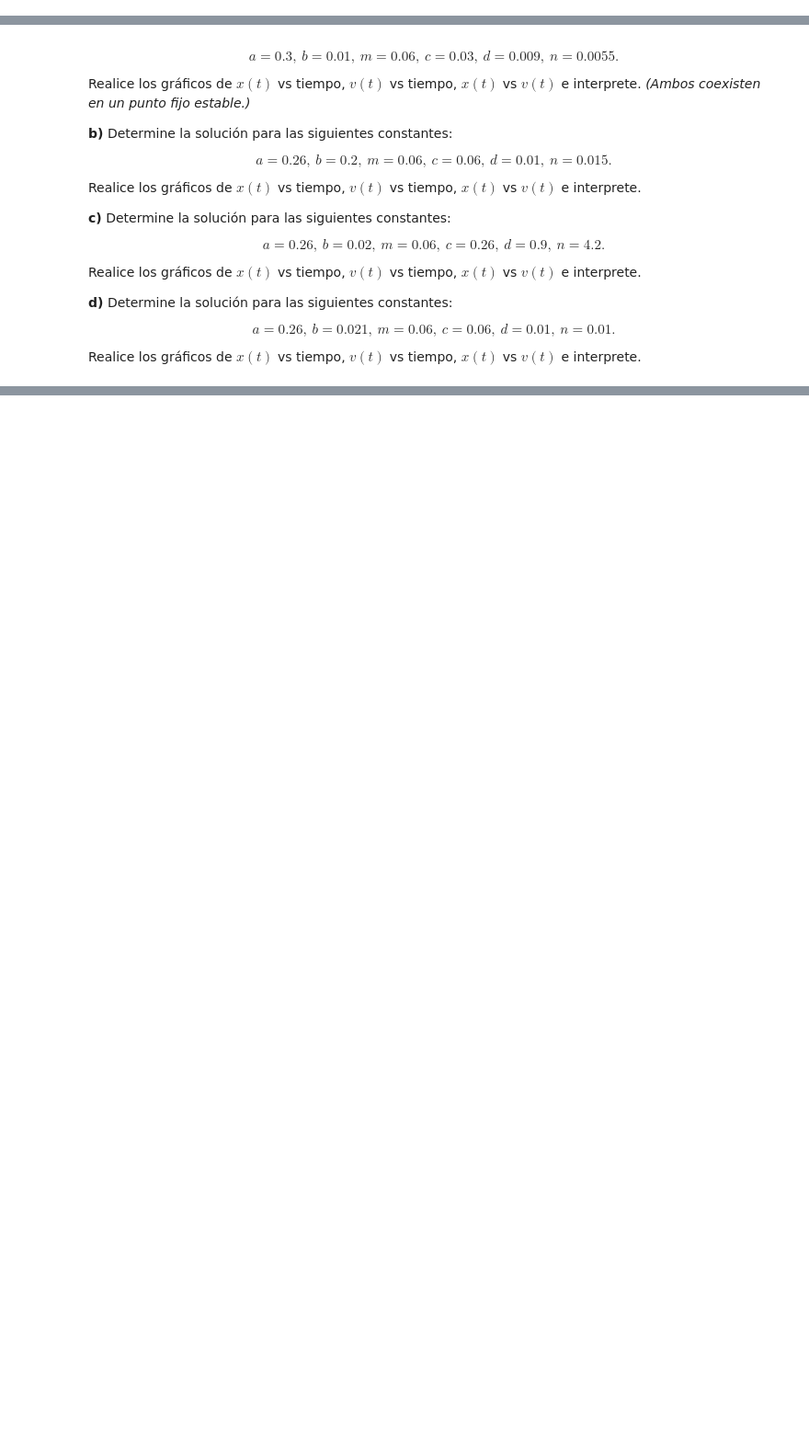
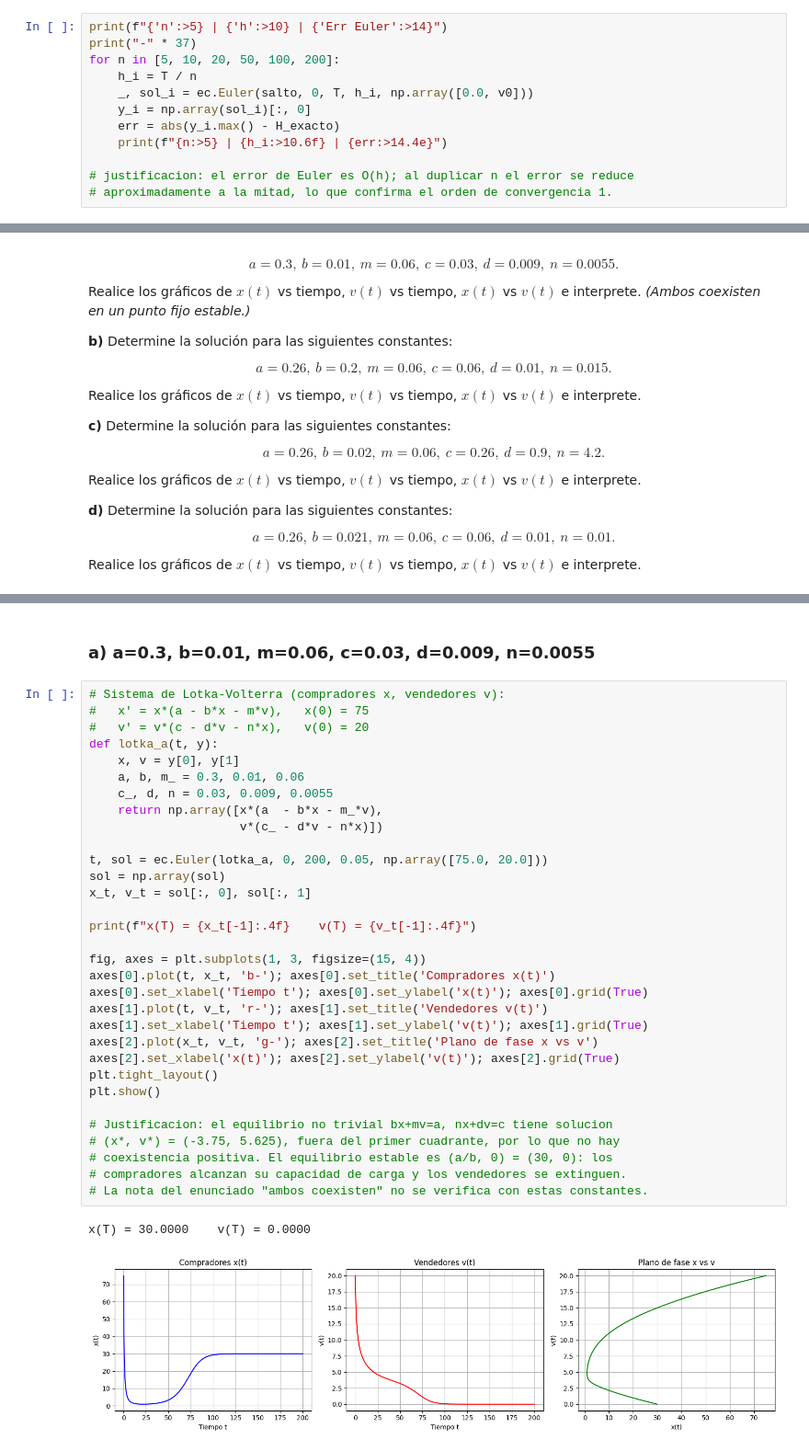
Before and after one commit to CodeNomad-01/AnalisisNumerico, a Jupyter notebook: taller2/Taller_2.ipynb, the cells around one changed output, grey strips where cells are left out. Shown at 92% size. Drawn from its saved outputs; the diff is of its cells as text; blank space fills up the shorter version.

```diff
--- a/taller2/Taller_2.ipynb
+++ b/taller2/Taller_2.ipynb
@@ -456,0 +236,12 @@ El polinomio $P_{24}$ entrega $y(3000) \sim -2.2 \times 10^{21}$ mg (absurdo, fe
+# %%
+print(f"{'n':>5} | {'h':>10} | {'Err Euler':>14}")
+print("-" * 37)
+for n in [5, 10, 20, 50, 100, 200]:
+    h_i = T / n
+    _, sol_i = ec.Euler(salto, 0, T, h_i, np.array([0.0, v0]))
+    y_i = np.array(sol_i)[:, 0]
+    err = abs(y_i.max() - H_exacto)
+    print(f"{n:>5} | {h_i:>10.6f} | {err:>14.4e}")
+
+# justificacion: el error de Euler es O(h); al duplicar n el error se reduce
+# aproximadamente a la mitad, lo que confirma el orden de convergencia 1.
@@ -500,0 +534,37 @@ Realice los gráficos de $x(t)$ vs tiempo, $v(t)$ vs tiempo, $x(t)$ vs $v(t)$ e
+# %% [markdown]
+### a) a=0.3, b=0.01, m=0.06, c=0.03, d=0.009, n=0.0055
+# %%
+# Sistema de Lotka-Volterra (compradores x, vendedores v):
+#   x' = x*(a - b*x - m*v),   x(0) = 75
+#   v' = v*(c - d*v - n*x),   v(0) = 20
+def lotka_a(t, y):
+    x, v = y[0], y[1]
+    a, b, m_ = 0.3, 0.01, 0.06
+    c_, d, n = 0.03, 0.009, 0.0055
+    return np.array([x*(a  - b*x - m_*v),
+                     v*(c_ - d*v - n*x)])
+
+t, sol = ec.Euler(lotka_a, 0, 200, 0.05, np.array([75.0, 20.0]))
+sol = np.array(sol)
+x_t, v_t = sol[:, 0], sol[:, 1]
+
+print(f"x(T) = {x_t[-1]:.4f}    v(T) = {v_t[-1]:.4f}")
+
+fig, axes = plt.subplots(1, 3, figsize=(15, 4))
+axes[0].plot(t, x_t, 'b-'); axes[0].set_title('Compradores x(t)')
+axes[0].set_xlabel('Tiempo t'); axes[0].set_ylabel('x(t)'); axes[0].grid(True)
+axes[1].plot(t, v_t, 'r-'); axes[1].set_title('Vendedores v(t)')
+axes[1].set_xlabel('Tiempo t'); axes[1].set_ylabel('v(t)'); axes[1].grid(True)
+axes[2].plot(x_t, v_t, 'g-'); axes[2].set_title('Plano de fase x vs v')
+axes[2].set_xlabel('x(t)'); axes[2].set_ylabel('v(t)'); axes[2].grid(True)
+plt.tight_layout()
+plt.show()
+
+# Justificacion: el equilibrio no trivial bx+mv=a, nx+dv=c tiene solucion
+# (x*, v*) = (-3.75, 5.625), fuera del primer cuadrante, por lo que no hay
+# coexistencia positiva. El equilibrio estable es (a/b, 0) = (30, 0): los
+# compradores alcanzan su capacidad de carga y los vendedores se extinguen.
+# La nota del enunciado "ambos coexisten" no se verifica con estas constantes.
+# %% [output]
+x(T) = 30.0000    v(T) = 0.0000
+[figure, added]
```
Also changed, not shown: parts of 51 cells of this notebook, 1 other file.
